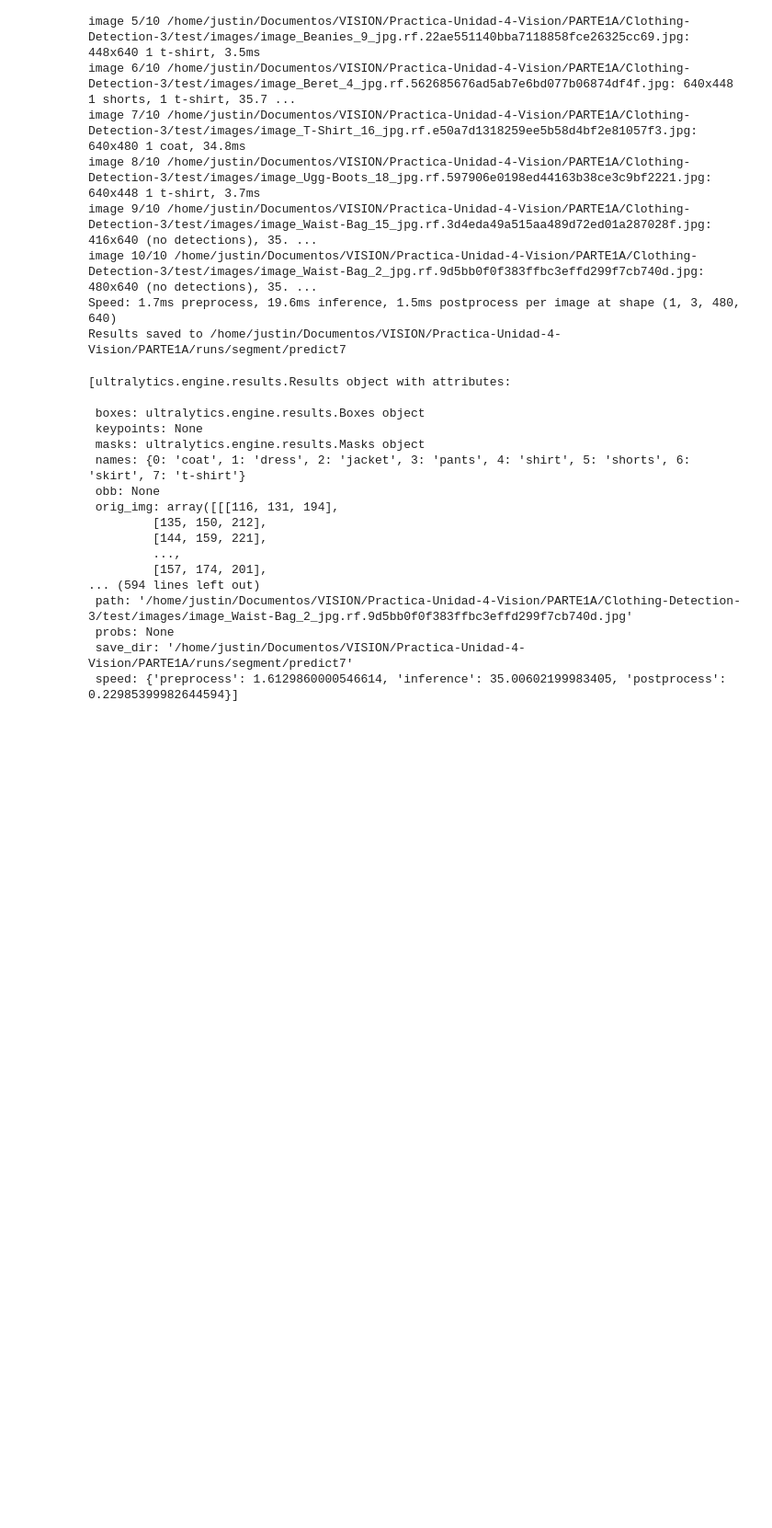
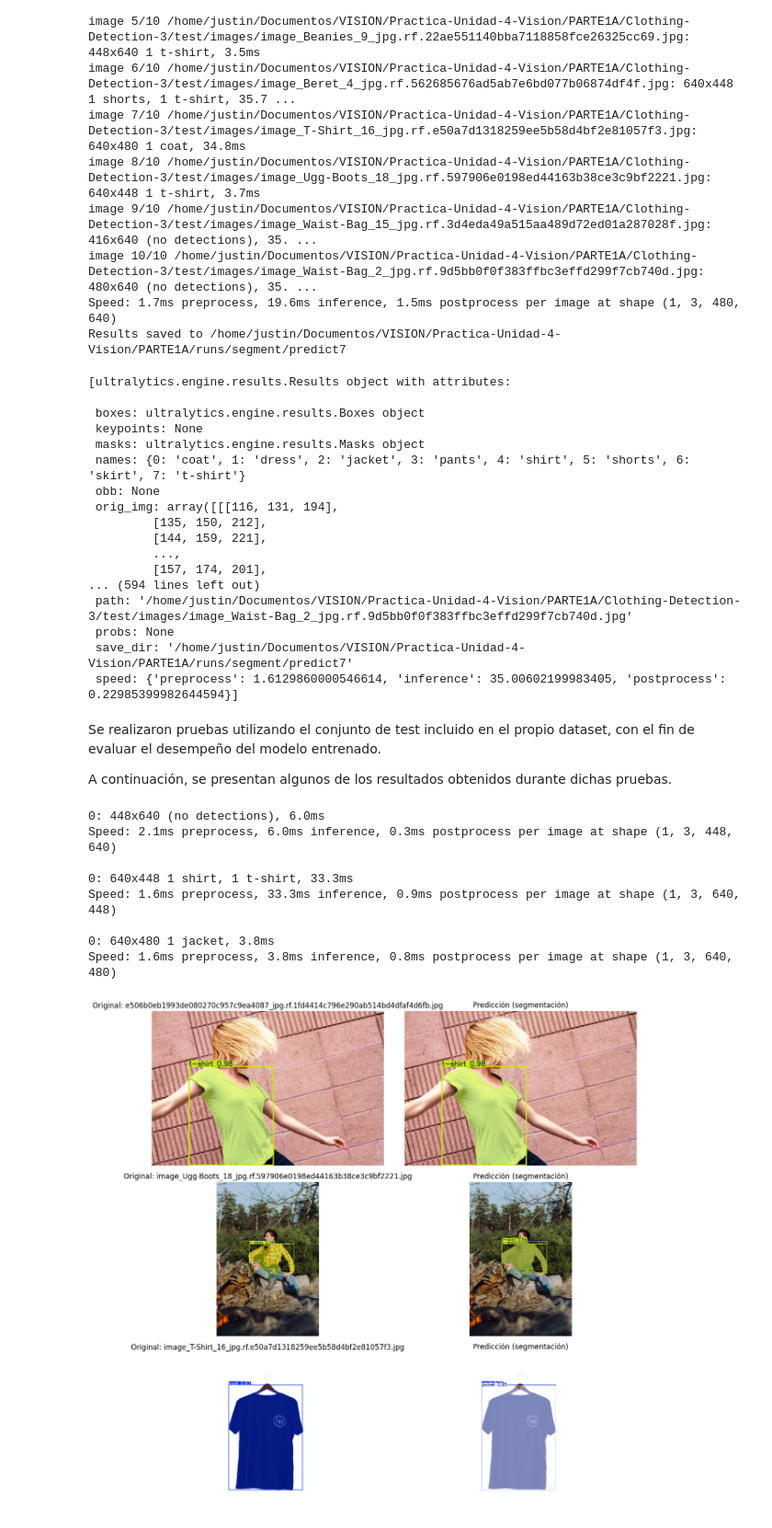
Before and after one commit to JustinLucero07/Practica-Unidad-4-Vision, a Jupyter notebook: PARTE1A/entrenamiento.ipynb, the cells around one changed output. Shown at 92% size. Drawn from its saved outputs; the diff is of its cells as text; code cells hidden in the pictures; blank space fills up the shorter version.

```diff
--- a/PARTE1A/entrenamiento.ipynb
+++ b/PARTE1A/entrenamiento.ipynb
@@ -161,6 +128,60 @@ Results saved to /home/justin/Documentos/VISION/Practica-Unidad-4-Vision/PARTE1A
  probs: None
  save_dir: '/home/justin/Documentos/VISION/Practica-Unidad-4-Vision/PARTE1A/runs/segment/predict7'
  speed: {'preprocess': 1.6129860000546614, 'inference': 35.00602199983405, 'postprocess': 0.22985399982644594}]
+# %% [markdown]
+Se realizaron pruebas utilizando el conjunto de test incluido en el propio dataset, con el fin de evaluar el desempeño del modelo entrenado.
+
+A continuación, se presentan algunos de los resultados obtenidos durante dichas pruebas.
+# %%
+import cv2
+import glob
+import os
+import random
+
+import matplotlib.pyplot as plt
+
+TEST_DIR = "/home/justin/Documentos/VISION/Practica-Unidad-4-Vision/PARTE1A/runs/segment/predict7"
+
+files = []
+for ext in ("*.jpg", "*.jpeg", "*.png"):
+    files.extend(glob.glob(os.path.join(TEST_DIR, ext)))
+if not files:
+    raise FileNotFoundError(f"No se encontraron imágenes en {TEST_DIR}")
+
+sample = random.sample(files, min(3, len(files)))
+
+fig, axes = plt.subplots(nrows=len(sample), ncols=2, figsize=(12, 4 * len(sample)))
+if len(sample) == 1:
+    axes = [axes]
+for i, fp in enumerate(sample):
+    img = cv2.imread(fp)
+    img_rgb = cv2.cvtColor(img, cv2.COLOR_BGR2RGB)
+
+    results = model(img, conf=0.4)
+    overlay = results[0].plot()
+    overlay_rgb = cv2.cvtColor(overlay, cv2.COLOR_BGR2RGB)
+
+    ax_orig, ax_pred = axes[i]
+    ax_orig.imshow(img_rgb)
+    ax_orig.set_title(f"Original: {os.path.basename(fp)}")
+    ax_orig.axis("off")
+
+    ax_pred.imshow(overlay_rgb)
+    ax_pred.set_title("Predicción (segmentación)")
+    ax_pred.axis("off")
+
+plt.tight_layout()
+plt.show()
+# %% [output]
+0: 448x640 (no detections), 6.0ms
+Speed: 2.1ms preprocess, 6.0ms inference, 0.3ms postprocess per image at shape (1, 3, 448, 640)
+
+0: 640x448 1 shirt, 1 t-shirt, 33.3ms
+Speed: 1.6ms preprocess, 33.3ms inference, 0.9ms postprocess per image at shape (1, 3, 640, 448)
+
+0: 640x480 1 jacket, 3.8ms
+Speed: 1.6ms preprocess, 3.8ms inference, 0.8ms postprocess per image at shape (1, 3, 640, 480)
+[figure, added]
 # %%
 from ultralytics import YOLO
 import cv2
```
Also changed, not shown: parts of 13 cells of this notebook, 2 other files.
